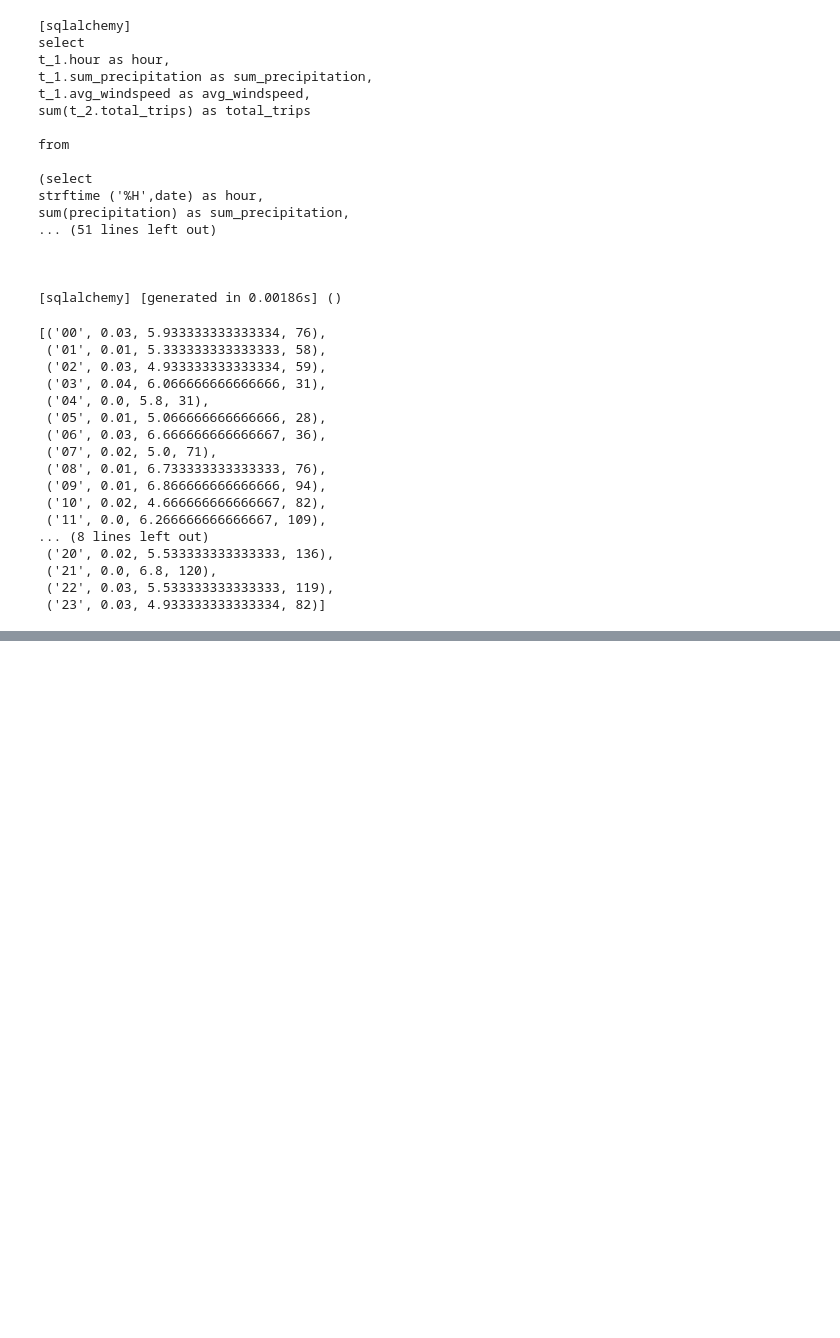
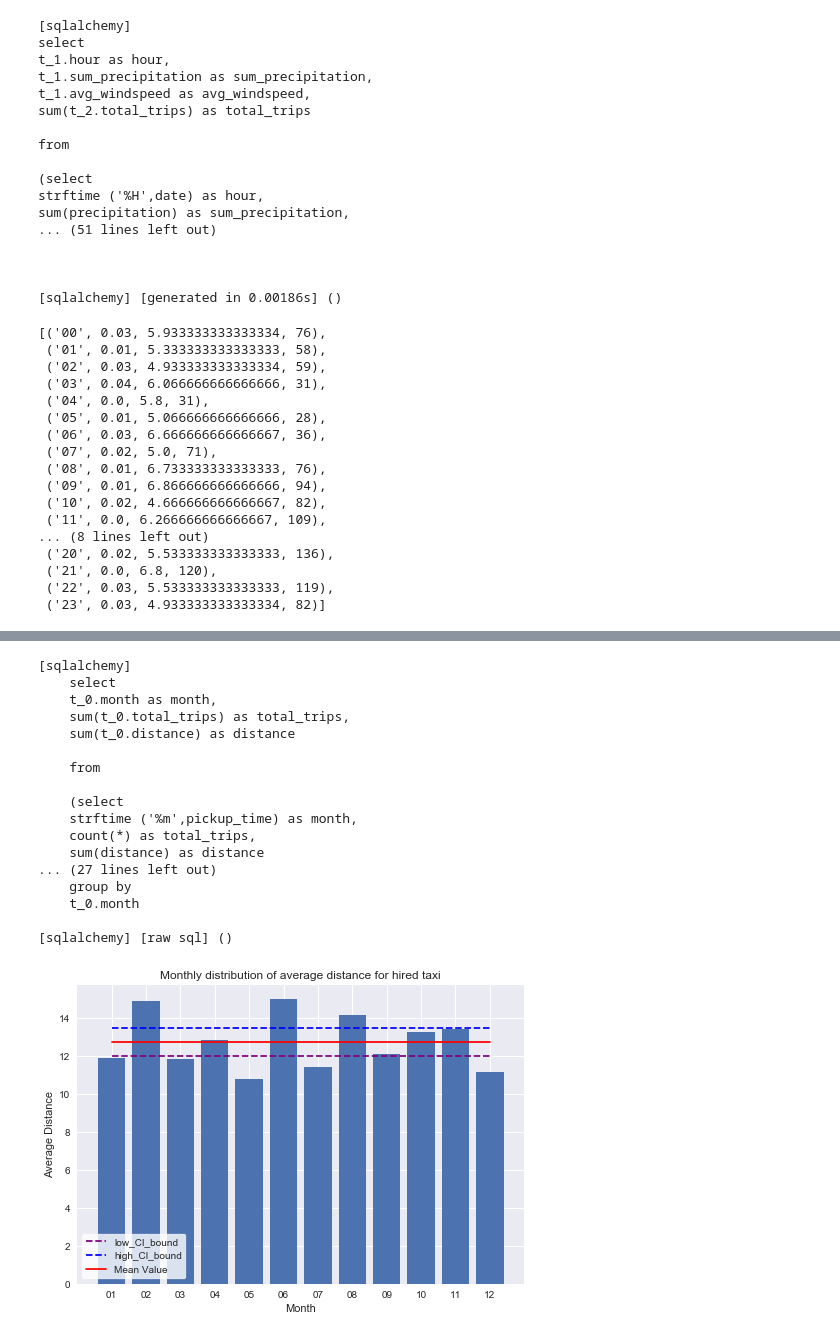
Before and after one commit to ZhengjiWang125/UberTaxisAnalysis, a Jupyter notebook: Final Project.ipynb, the cells around one changed output, grey strips where cells are left out. Cells and saved outputs as stored; diff of their text form; code cells hidden in the pictures; blank space fills up the shorter version.

```diff
--- a/Final Project.ipynb
+++ b/Final Project.ipynb
@@ -653,0 +760,21 @@ sum(precipitation) as sum_precipitation,
+# %%
+figure2()
+# %% [output]
+[sqlalchemy]
+    select
+    t_0.month as month,
+    sum(t_0.total_trips) as total_trips,
+    sum(t_0.distance) as distance
+
+    from
+
+    (select
+    strftime ('%m',pickup_time) as month,
+    count(*) as total_trips,
+    sum(distance) as distance
+... (27 lines left out)
+    group by
+    t_0.month
+
+[sqlalchemy] [raw sql] ()
+[figure, added]
```
Also changed, not shown: parts of 7 cells of this notebook.
